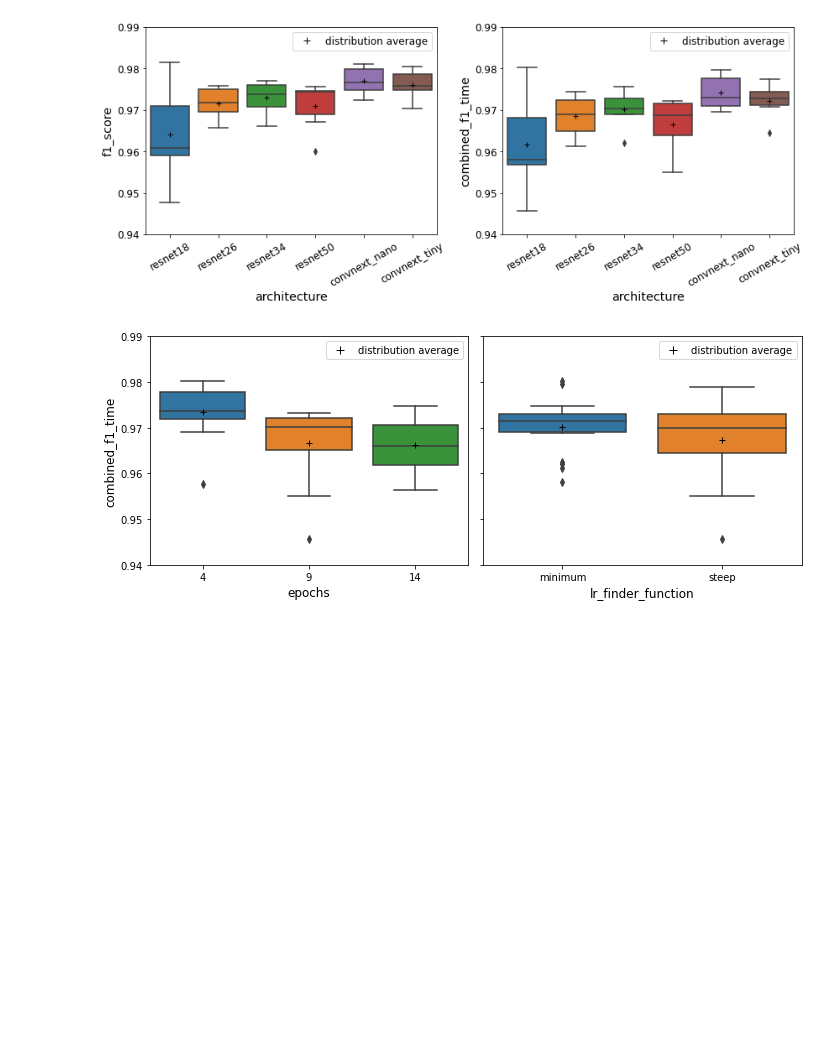
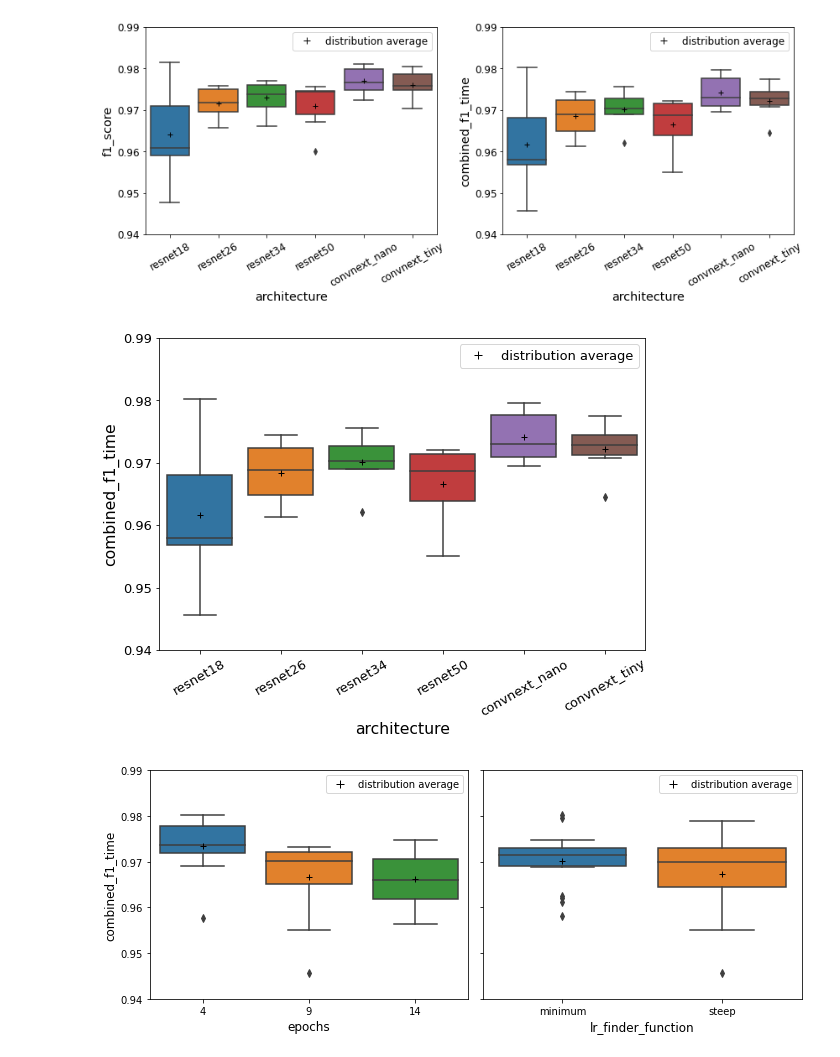
Before and after one commit to tttiago/GravitySpyClassifier, a Jupyter notebook: 10_transfer_models_compare.ipynb, the cells around one changed output. Drawn from its saved outputs; the diff is of its cells as text; code cells hidden in the pictures; blank space fills up the shorter version.

Commit message:
Created paper figure.

```diff
--- a/10_transfer_models_compare.ipynb
+++ b/10_transfer_models_compare.ipynb
@@ -91,6 +91,20 @@ fig.tight_layout()
 fig.savefig('../figs/glitches/10_transfer_models_architecture_v2.pdf', dpi=600)
 # %% [output]
 [figure]
+# %%
+plt.rc('font', size=13)
+
+x_var = 'architecture'
+ylim = [0.94, 0.99]
+
+fig, axes = plt.subplots(nrows=1, ncols=1, figsize=(8, 6))
+ax = plot_compare_v2(x_var, 'combined_f1_time', order=arch_order, ylim=ylim)
+plt.tick_params(axis='x', rotation=30)
+
+fig.tight_layout()
+fig.savefig('../figs/glitches/10_transfer_models_arch_paper.pdf', dpi=600)
+# %% [output]
+[figure, added]
 # %%
 ylim = [0.94, 0.99]
 metric = 'combined_f1_time'
```
